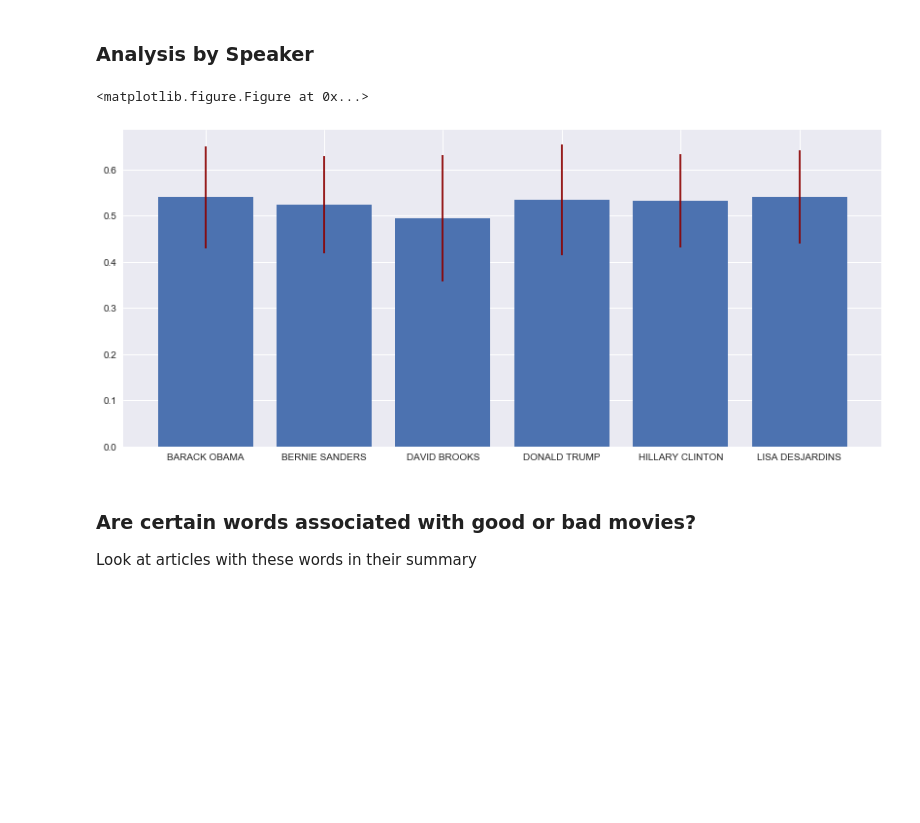
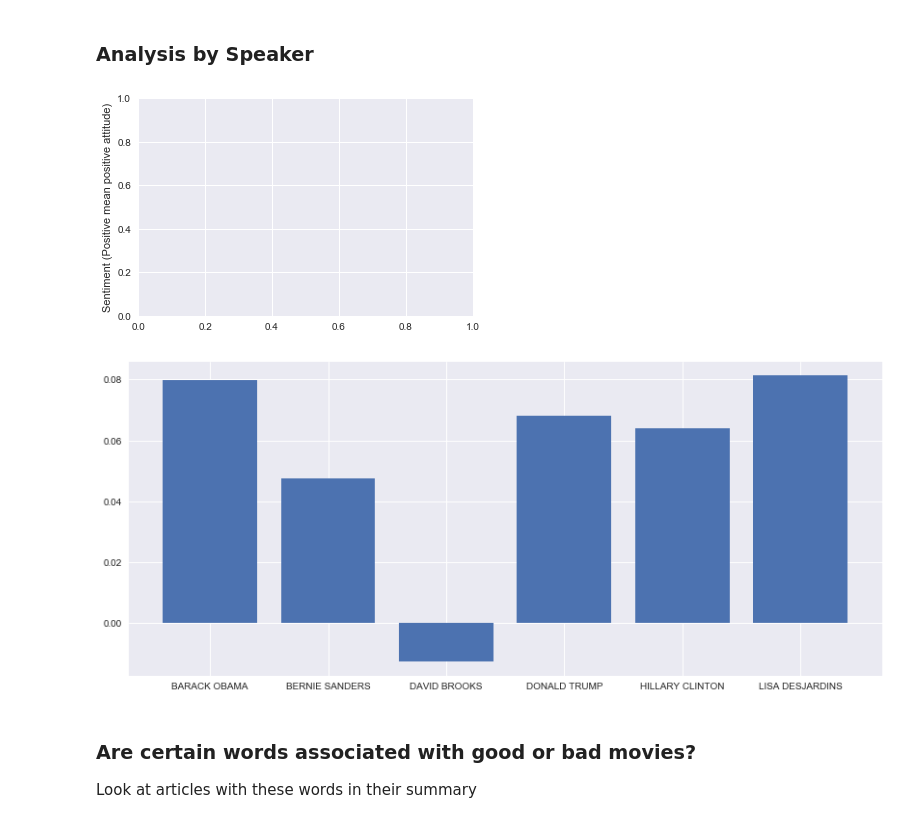
Before and after one commit to pstetz/PBS-Newshour, a Jupyter notebook: analysis.ipynb, the cells around one changed output. Drawn from its saved outputs; the diff is of its cells as text; code cells hidden in the pictures; blank space fills up the shorter version.

```diff
--- a/analysis.ipynb
+++ b/analysis.ipynb
@@ -736,32 +716,34 @@ ax3.legend_.remove();
 # %%
 pois       = ["BERNIE SANDERS", "DONALD TRUMP", "HILLARY CLINTON", "BARACK OBAMA", "LISA DESJARDINS", "DAVID BROOKS"]
 pois_sents = list()
 
 def get_speaker_text(df, poi):
     speaker_text = list()
     transcripts = df[df.Speakers.map(lambda x: poi in x)].Transcript.values
 
     for transcript in transcripts:
         for person in transcript:
             if clean_names(person[0]) == poi:
                 speaker_text.append(" ".join(person[1]))
     return speaker_text
 
 for poi in pois:
     txts       = get_speaker_text(pbs, poi)
     txts       = tf_vectorizer.transform(txts).toarray()
     sentiments = lgb_model.predict(txts)
-#     sentiments = (2 * sentiments) - 1
+    sentiments = (2 * sentiments) - 1
     pois_sents.append(sentiments)
 
 sents  = [np.mean(poi_sents) for poi_sents in pois_sents]
 errors = [np.std(poi_sents) for poi_sents in pois_sents]
 
+plt.ylabel("Sentiment (Positive mean positive attitude)")
 plt.figure(figsize=(14, 6))
-plt.bar(pois, sents, yerr = errors, ecolor = "darkred");
+plt.bar(pois, sents);
+# plt.bar(pois, sents, yerr = errors, ecolor = "darkred");
 # %% [output]
-<matplotlib.figure.Figure at 0x...>
-[figure, old version]
+[figure, new version]
+[figure, added]
 # %% [markdown]
 ### Are certain words associated with good or bad movies?
 
```
Also changed, not shown: parts of 5 cells of this notebook, 4 other files.
